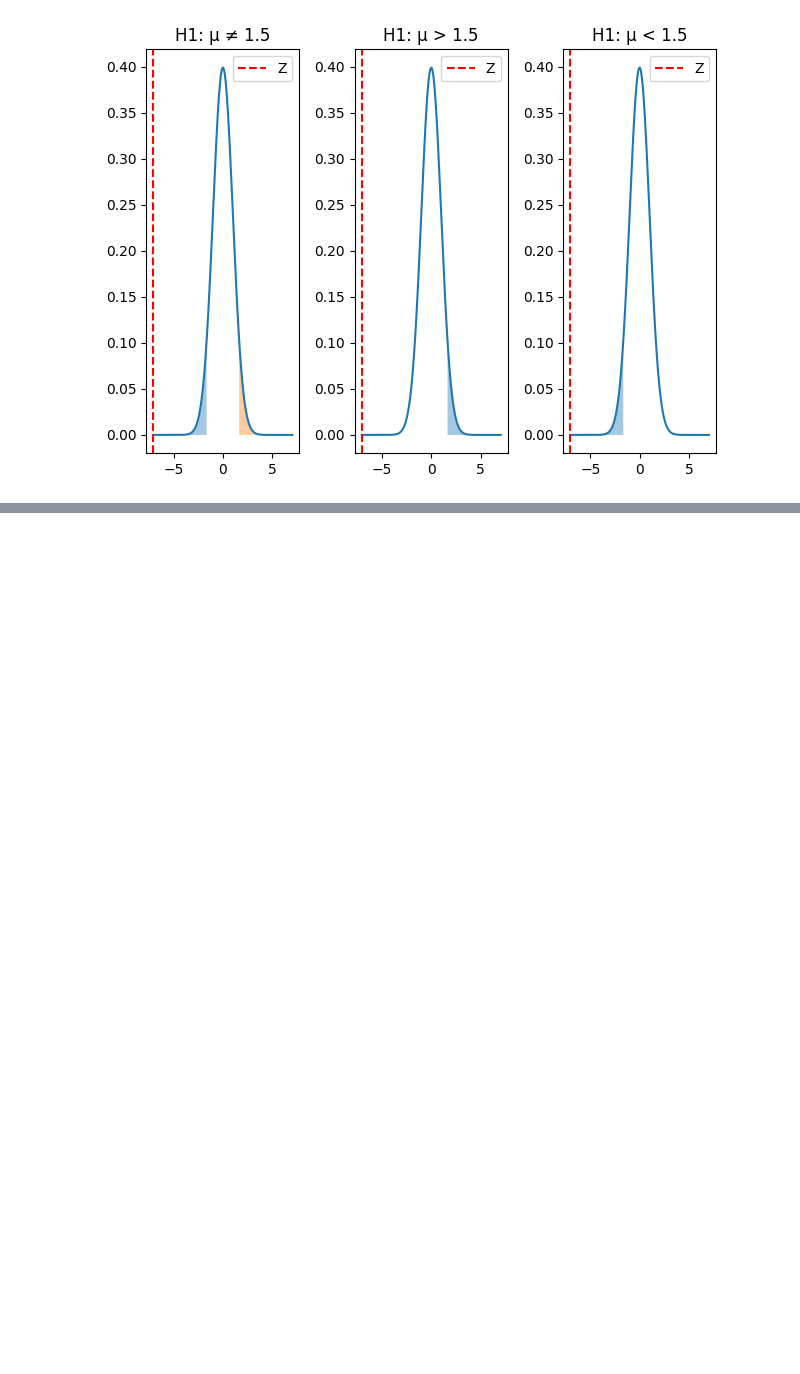
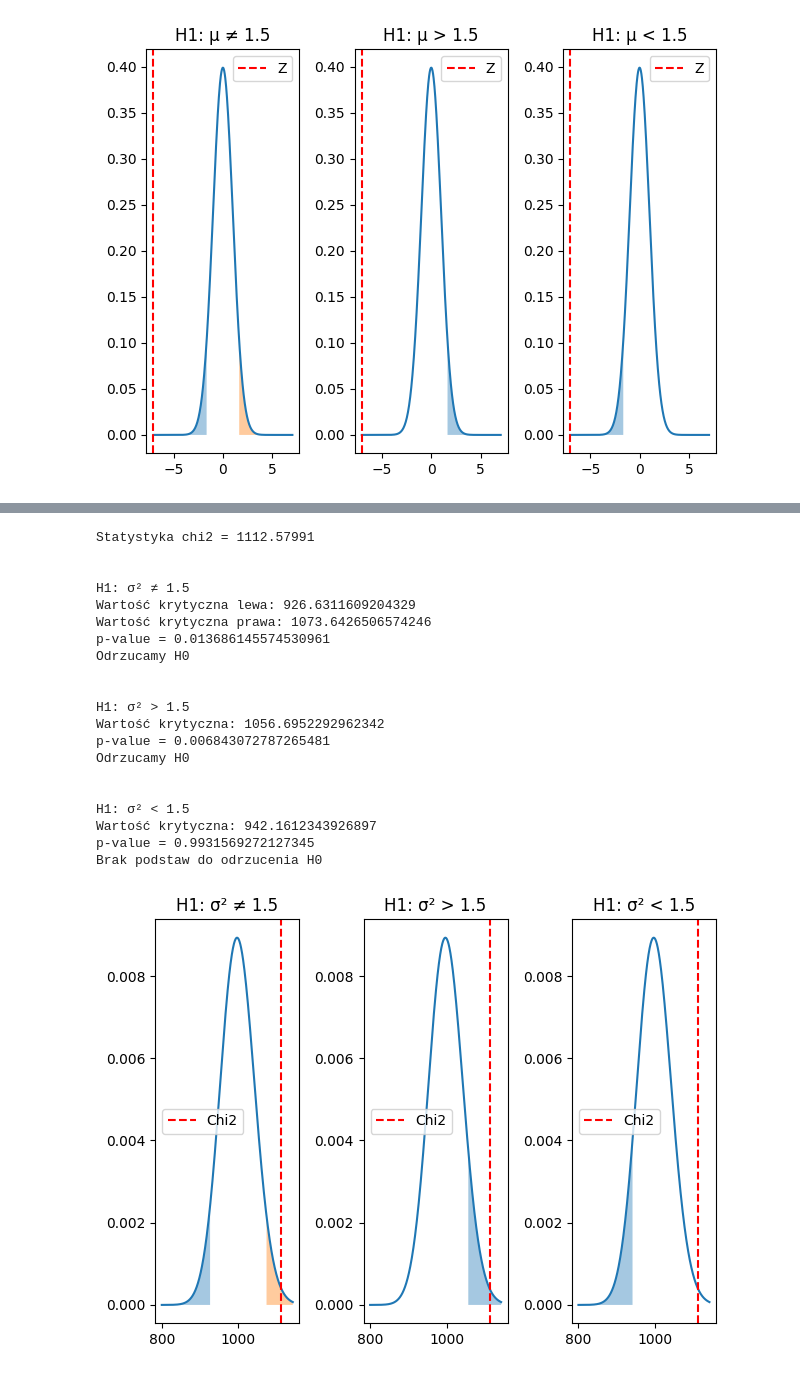
Before and after one commit to PiotrNicewicz/raport_statystyka_2, a Jupyter notebook: Raport_2.ipynb, the cells around one changed output, grey strips where cells are left out. Drawn from its saved outputs; the diff is of its cells as text; code cells hidden in the pictures; blank space fills up the shorter version.

```diff
--- a/Raport_2.ipynb
+++ b/Raport_2.ipynb
@@ -290,0 +378,24 @@ Odrzucamy H0
+# %%
+tesowanie_h0_wariancja(0.1,1.5,0.2)
+# %% [output]
+Statystyka chi2 = 1112.57991
+
+
+H1: σ² ≠ 1.5
+Wartość krytyczna lewa: 926.6311609204329
+Wartość krytyczna prawa: 1073.6426506574246
+p-value = 0.013686145574530961
+Odrzucamy H0
+
+
+H1: σ² > 1.5
+Wartość krytyczna: 1056.6952292962342
+p-value = 0.006843072787265481
+Odrzucamy H0
+
+
+H1: σ² < 1.5
+Wartość krytyczna: 942.1612343926897
+p-value = 0.9931569272127345
+Brak podstaw do odrzucenia H0
+[figure, added]
```
Also changed, not shown: parts of 9 cells of this notebook, 1 other file.
